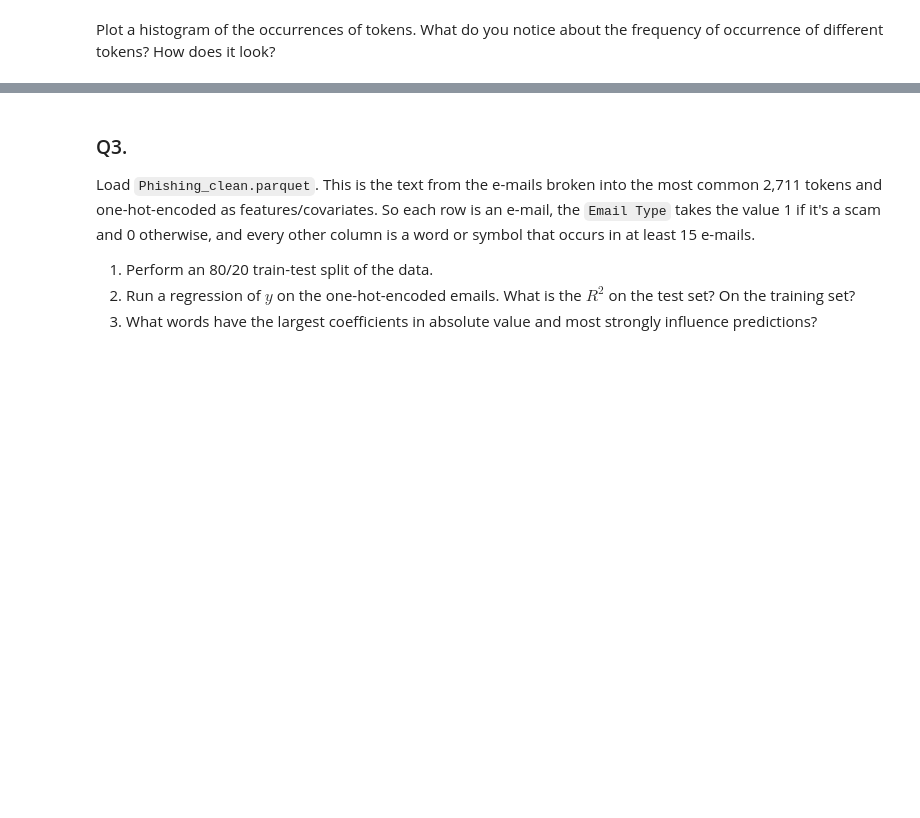
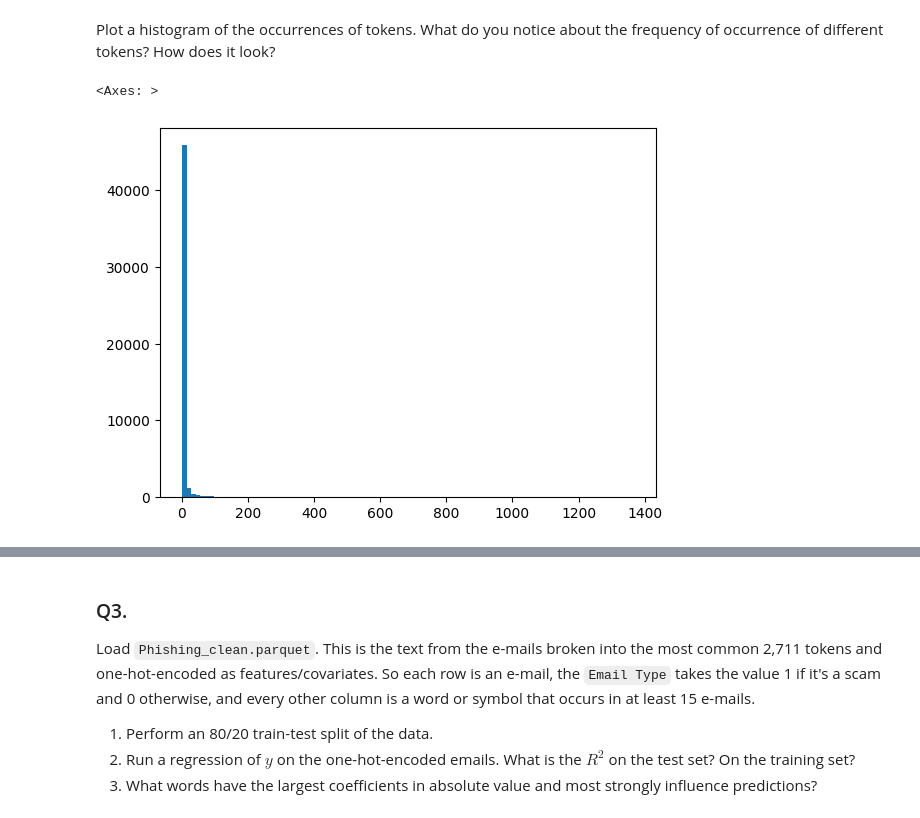
Before and after one commit to eyv7jz/PCA, a Jupyter notebook: 05_PCA/assignment.ipynb, the cells around one changed output, grey strips where cells are left out. Drawn from its saved outputs; the diff is of its cells as text; code cells hidden in the pictures; blank space fills up the shorter version.

```diff
--- a/05_PCA/assignment.ipynb
+++ b/05_PCA/assignment.ipynb
@@ -34,7 +77,7 @@ In words, how would you clean the tokens and use them to predict whether the ema
 
 I aggregated all the emails into a single vector, and removed the punctuation and very common words (e.g. "the"). Run the below code chunk to open it, and use the Counter class to look at the most common words:
 # %%
-with open('all_tokens.pickle', 'rb') as file:
+with open('PCA/05_PCA/all_tokens.pickle', 'rb') as file:
     all_tokens = pickle.load(file)
 
 from collections import Counter
@@ -42,3 +85,9 @@ token_count = Counter(all_tokens)
 token_freq = token_count.most_common()
 # %% [markdown]
 Plot a histogram of the occurrences of tokens. What do you notice about the frequency of occurrence of different tokens? How does it look?
+# %%
+gdf = pd.DataFrame(token_freq,columns=['token','count'])
+gdf['count'].hist(grid=False,bins=100)
+# %% [output]
+<Axes: >
+[figure, added]
```
Also changed, not shown: parts of 8 cells of this notebook.
